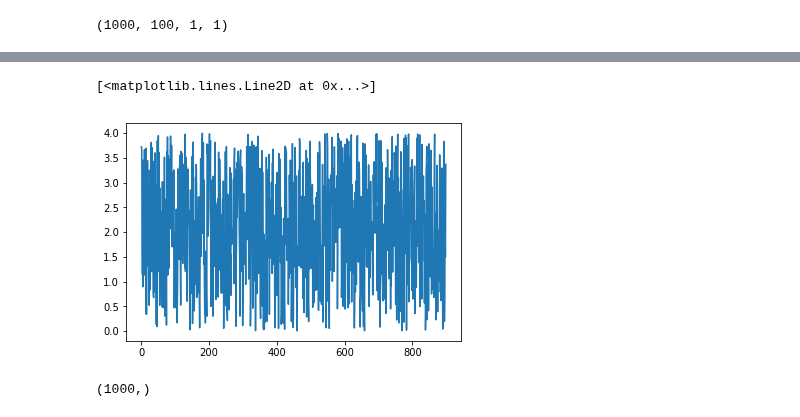
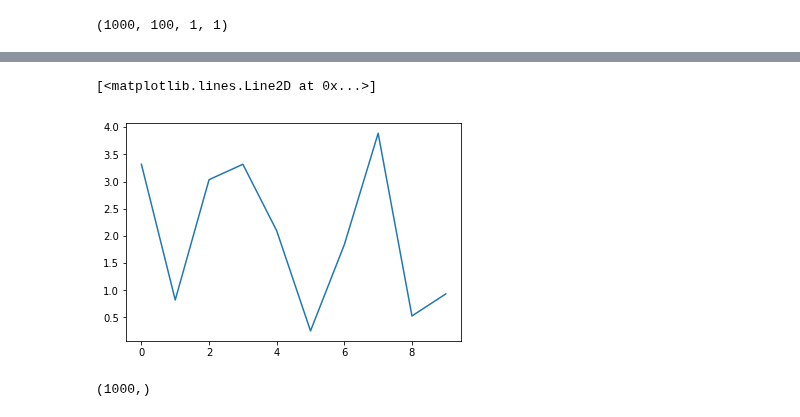
Before and after one commit to voschezang/drum-style-transfer, a Jupyter notebook: src/Experiment-FA-v1c.ipynb, the cells around one changed output, grey strips where cells are left out. Cells and saved outputs as stored; diff of their text form; code cells hidden in the pictures.

```diff
--- a/src/Experiment-FA-v1c.ipynb
+++ b/src/Experiment-FA-v1c.ipynb
@@ -67,6 +67,6 @@ Importing midi-data
 # %%
 n = 1000
-min_f = 0.001
+min_f = 0
 max_f = 4
 x_train, params = g.gen_data_complex(context, n, max_f=max_f, min_f=min_f,
     n_polyrythms=1,
@@ -101,8 +116,8 @@ plt.hist(params[:m,0,0])
 # %%
-plt.plot(params[:m,0,0])
+plt.plot(params[:10,0,0])
 # %% [output]
 [<matplotlib.lines.Line2D at 0x...>]
-[figure, old version]
+[figure, new version]
 # %%
 # range_ = (max_f - min_f)
 range_ = max_f + 1 # extra margin = 1
```
Also changed, not shown: parts of 35 cells of this notebook, 2 other files.
